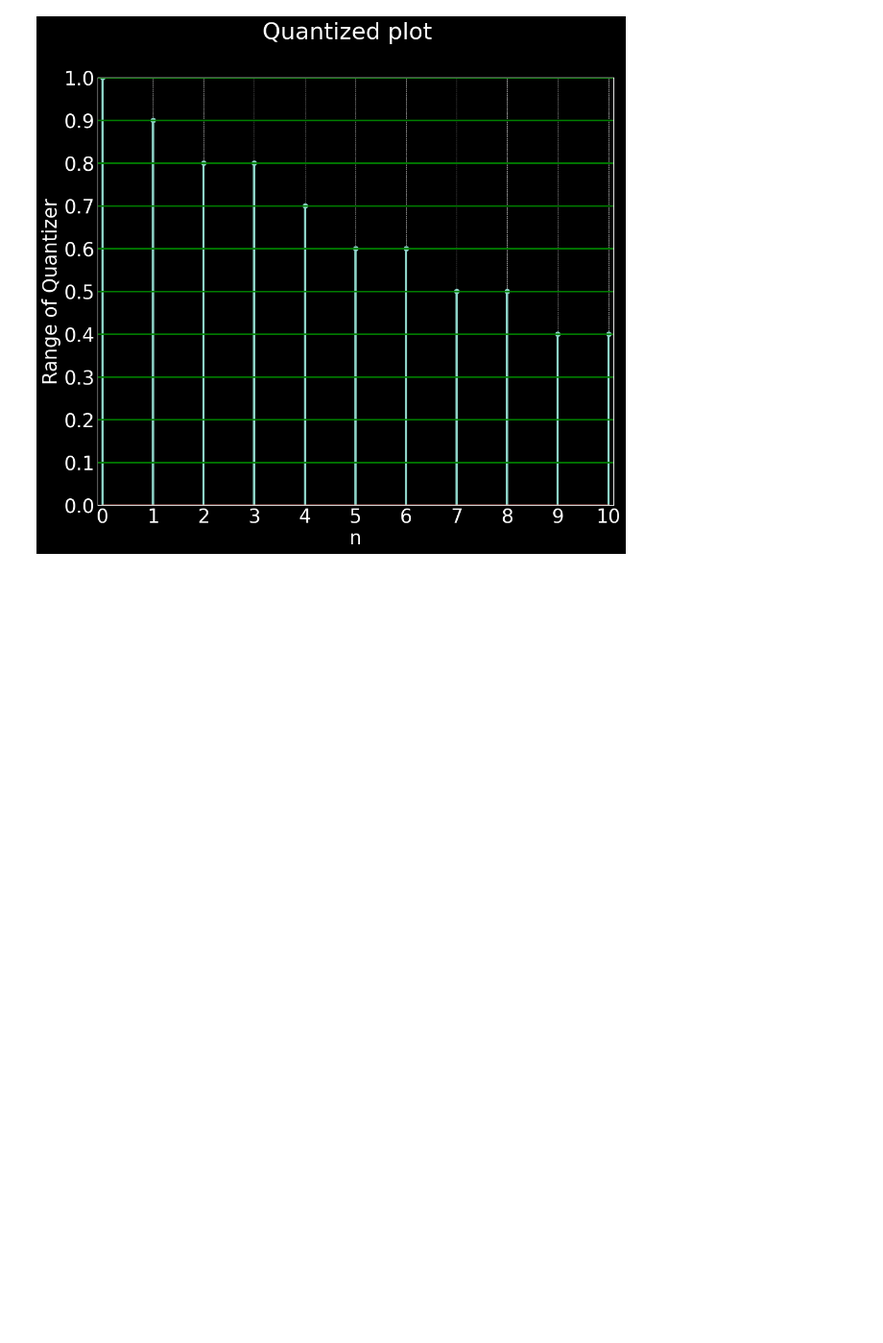
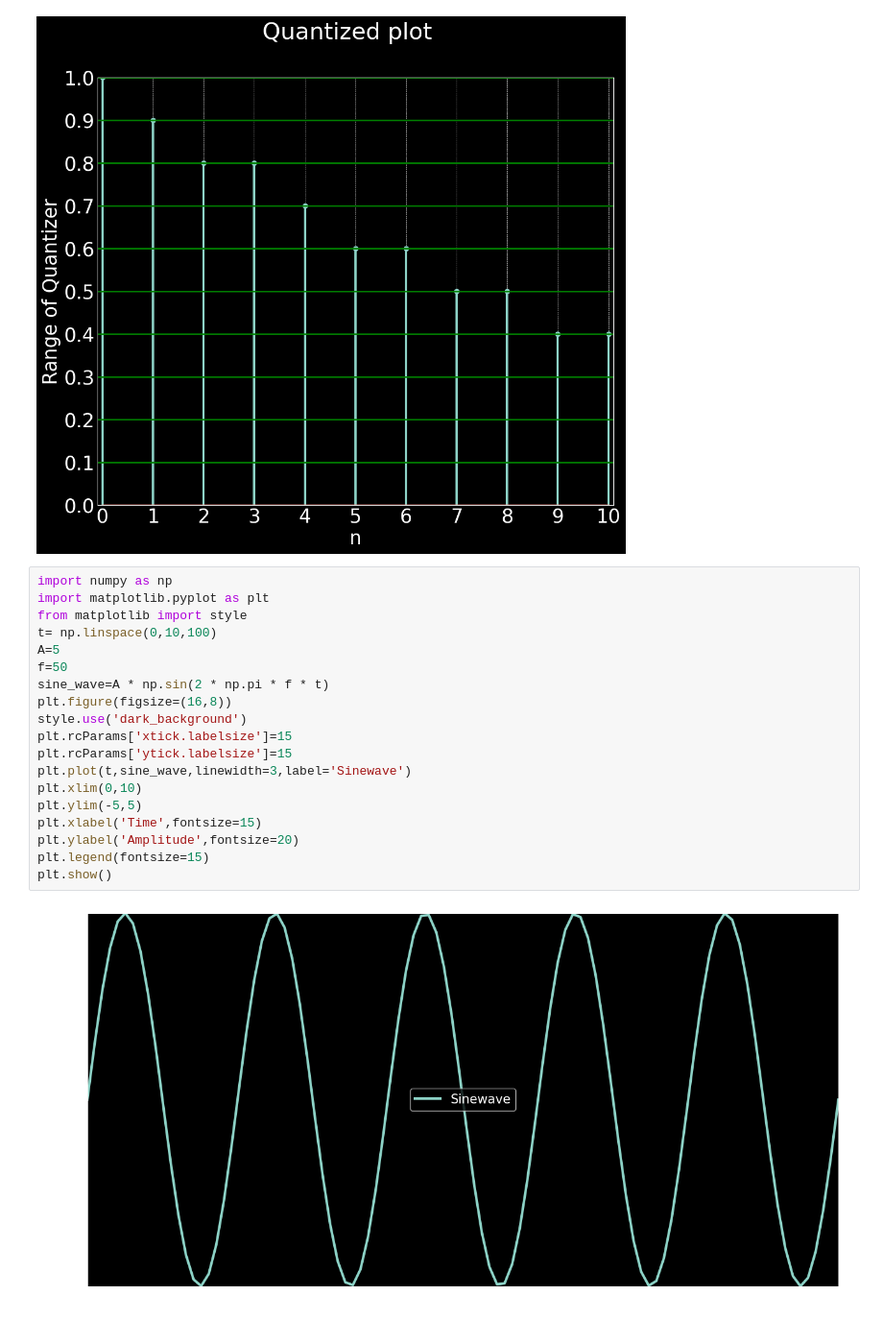
Before and after one commit to RahulChowdary221/Hello-DSP, a Jupyter notebook: basic_analog_digital_conversion.ipynb, the cells around one changed output. Shown at 96% size. Cells and saved outputs as stored; diff of their text form; blank space fills up the shorter version.

```diff
--- a/basic_analog_digital_conversion.ipynb
+++ b/basic_analog_digital_conversion.ipynb
@@ -115,3 +115,24 @@ plt.axhline(y=1.0,xmin=0,xmax=10,color='g',linewidth=2.0)
 plt.show()
 # %% [output]
 [figure]
+# %%
+import numpy as np
+import matplotlib.pyplot as plt
+from matplotlib import style
+t= np.linspace(0,10,100)
+A=5
+f=50
+sine_wave=A * np.sin(2 * np.pi * f * t)
+plt.figure(figsize=(16,8))
+style.use('dark_background')
+plt.rcParams['xtick.labelsize']=15
+plt.rcParams['ytick.labelsize']=15
+plt.plot(t,sine_wave,linewidth=3,label='Sinewave')
+plt.xlim(0,10)
+plt.ylim(-5,5)
+plt.xlabel('Time',fontsize=15)
+plt.ylabel('Amplitude',fontsize=20)
+plt.legend(fontsize=15)
+plt.show()
+# %% [output]
+[figure, added]
```
